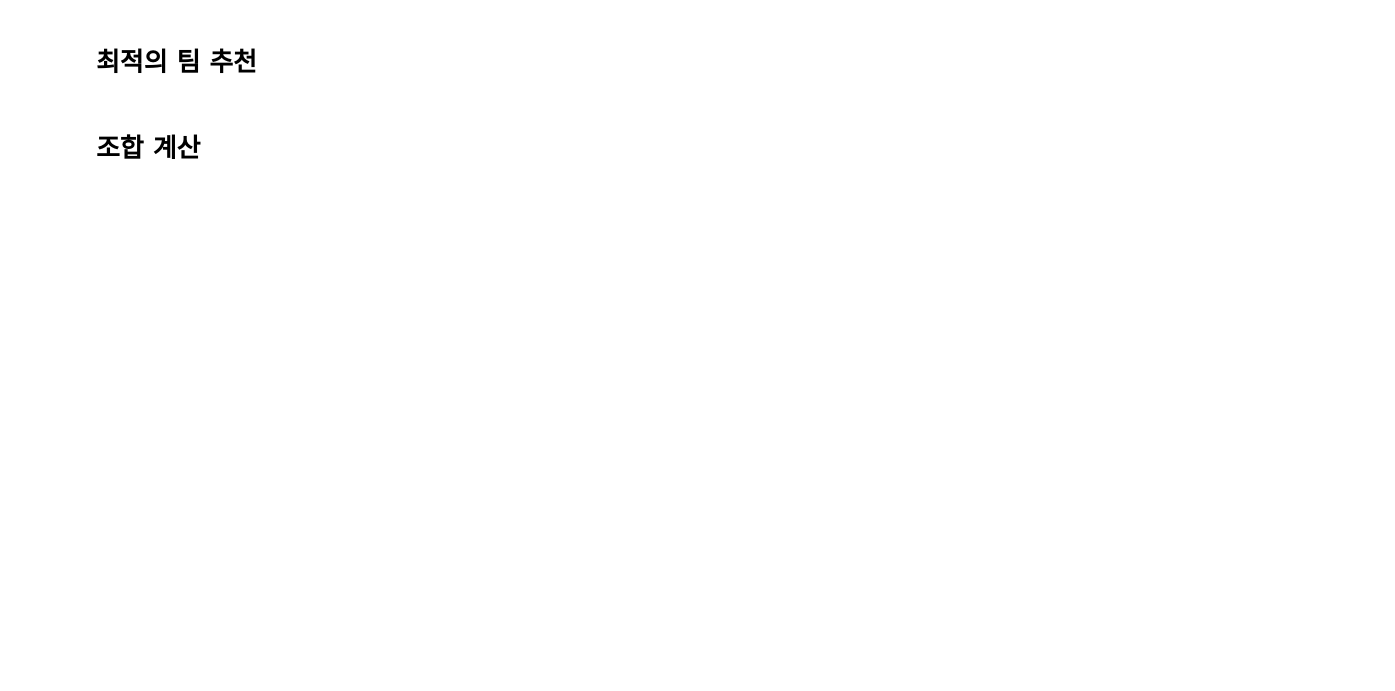
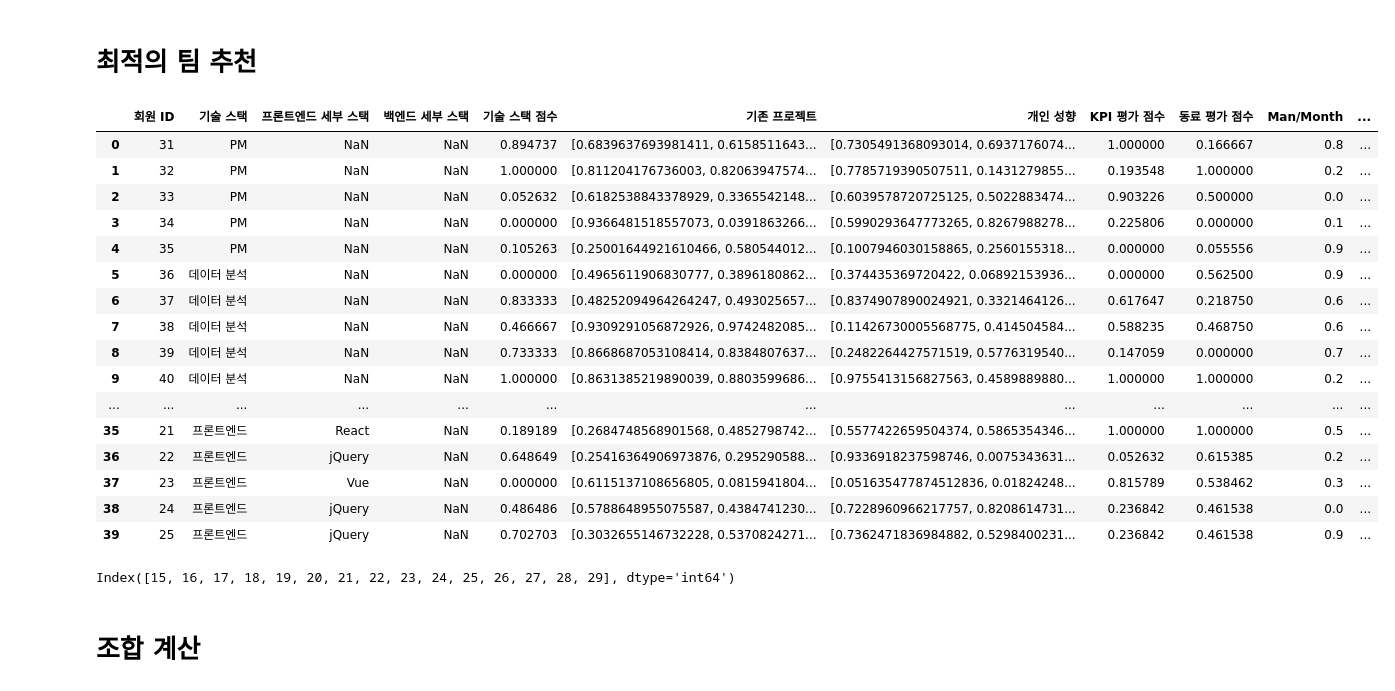
Before and after one commit to CSID-DGU/2024-2-SCS4031-PocketStone-6, a Jupyter notebook: model/create_data.ipynb, the cells around one changed output. Cells and saved outputs as stored; diff of their text form; code cells hidden in the pictures; blank space fills up the shorter version.

```diff
--- a/model/create_data.ipynb
+++ b/model/create_data.ipynb
@@ -69,7 +83,7 @@ from sklearn.preprocessing import MinMaxScaler
 # Min-Max 스케일링
 def scale_group(group):
     scaler = MinMaxScaler()
-    group[['기술 스택 점수', 'KPI 평가 점수']] = scaler.fit_transform(group[['기술 스택 점수', 'KPI 평가 점수']])
+    group[['기술 스택 점수', 'KPI 평가 점수','동료 평가 점수']] = scaler.fit_transform(group[['기술 스택 점수', 'KPI 평가 점수','동료 평가 점수']])
     return group
 
 user = user.groupby('기술 스택').apply(scale_group).reset_index(drop=True)
@@ -85,3 +100,27 @@ pm = user[user['기술 스택'] == 'PM']
+# %%
+user
+# %% [output]
+|  | 회원 ID | 기술 스택 | 프론트엔드 세부 스택 | 백엔드 세부 스택 | 기술 스택 점수 | 기존 프로젝트 | 개인 성향 | KPI 평가 점수 | 동료 평가 점수 | Man/Month | ... |
+| 0 | 31 | PM | NaN | NaN | 0.894737 | [0.6839637693981411, 0.6158511643... | [0.7305491368093014, 0.6937176074... | 1.000000 | 0.166667 | 0.8 | ... |
+| 1 | 32 | PM | NaN | NaN | 1.000000 | [0.811204176736003, 0.82063947574... | [0.7785719390507511, 0.1431279855... | 0.193548 | 1.000000 | 0.2 | ... |
+| 2 | 33 | PM | NaN | NaN | 0.052632 | [0.6182538843378929, 0.3365542148... | [0.6039578720725125, 0.5022883474... | 0.903226 | 0.500000 | 0.0 | ... |
+| 3 | 34 | PM | NaN | NaN | 0.000000 | [0.9366481518557073, 0.0391863266... | [0.5990293647773265, 0.8267988278... | 0.225806 | 0.000000 | 0.1 | ... |
+| 4 | 35 | PM | NaN | NaN | 0.105263 | [0.25001644921610466, 0.580544012... | [0.1007946030158865, 0.2560155318... | 0.000000 | 0.055556 | 0.9 | ... |
+| 5 | 36 | 데이터 분석 | NaN | NaN | 0.000000 | [0.4965611906830777, 0.3896180862... | [0.374435369720422, 0.06892153936... | 0.000000 | 0.562500 | 0.9 | ... |
+| 6 | 37 | 데이터 분석 | NaN | NaN | 0.833333 | [0.48252094964264247, 0.493025657... | [0.8374907890024921, 0.3321464126... | 0.617647 | 0.218750 | 0.6 | ... |
+| 7 | 38 | 데이터 분석 | NaN | NaN | 0.466667 | [0.9309291056872926, 0.9742482085... | [0.11426730005568775, 0.414504584... | 0.588235 | 0.468750 | 0.6 | ... |
+| 8 | 39 | 데이터 분석 | NaN | NaN | 0.733333 | [0.8668687053108414, 0.8384807637... | [0.2482264427571519, 0.5776319540... | 0.147059 | 0.000000 | 0.7 | ... |
+| 9 | 40 | 데이터 분석 | NaN | NaN | 1.000000 | [0.8631385219890039, 0.8803599686... | [0.9755413156827563, 0.4589889880... | 1.000000 | 1.000000 | 0.2 | ... |
+| ... | ... | ... | ... | ... | ... | ... | ... | ... | ... | ... | ... |
+| 35 | 21 | 프론트엔드 | React | NaN | 0.189189 | [0.2684748568901568, 0.4852798742... | [0.5577422659504374, 0.5865354346... | 1.000000 | 1.000000 | 0.5 | ... |
+| 36 | 22 | 프론트엔드 | jQuery | NaN | 0.648649 | [0.25416364906973876, 0.295290588... | [0.9336918237598746, 0.0075343631... | 0.052632 | 0.615385 | 0.2 | ... |
+| 37 | 23 | 프론트엔드 | Vue | NaN | 0.000000 | [0.6115137108656805, 0.0815941804... | [0.051635477874512836, 0.01824248... | 0.815789 | 0.538462 | 0.3 | ... |
+| 38 | 24 | 프론트엔드 | jQuery | NaN | 0.486486 | [0.5788648955075587, 0.4384741230... | [0.7228960966217757, 0.8208614731... | 0.236842 | 0.461538 | 0.0 | ... |
+| 39 | 25 | 프론트엔드 | jQuery | NaN | 0.702703 | [0.3032655146732228, 0.5370824271... | [0.7362471836984882, 0.5298400231... | 0.236842 | 0.461538 | 0.9 | ... |
+# %%
+back_end.index
+# %% [output]
+Index([15, 16, 17, 18, 19, 20, 21, 22, 23, 24, 25, 26, 27, 28, 29], dtype='int64')
 # %% [markdown]
 # 조합 계산
 # %%
```
Also changed, not shown: parts of 6 cells of this notebook, 1 other file.
